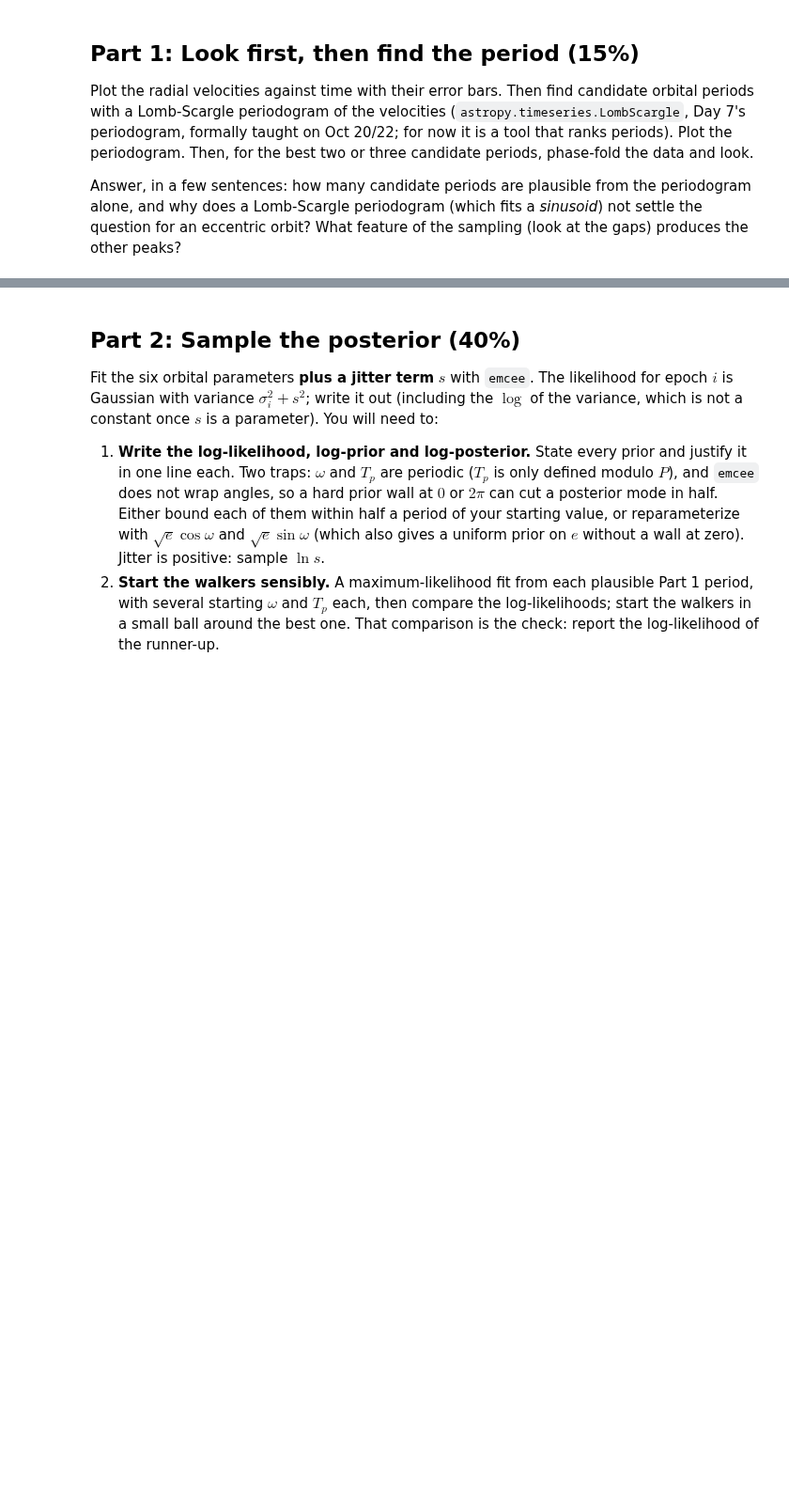
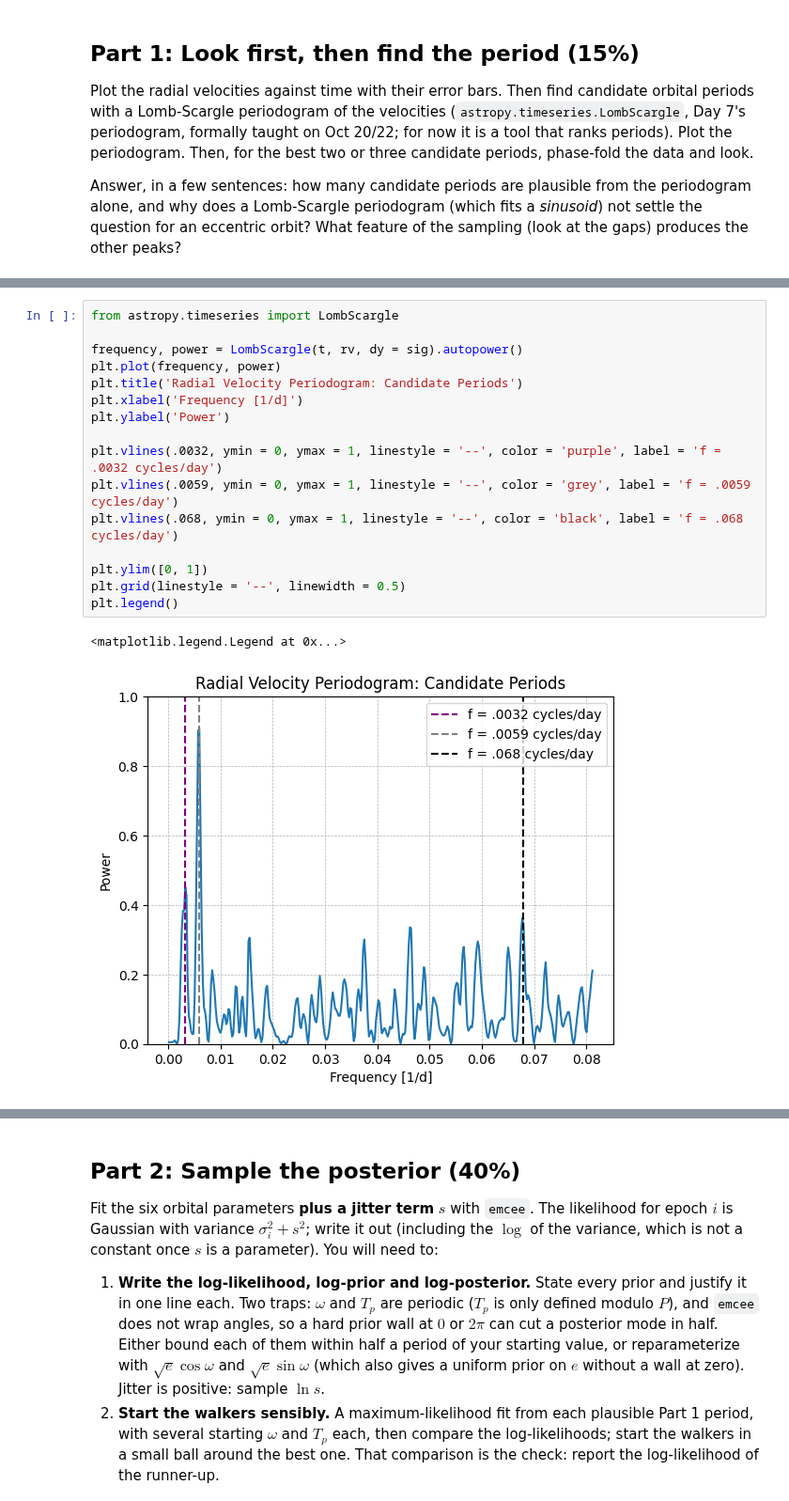
Before and after one commit to AustinMathison/ast457_2026_Fall, a Jupyter notebook: submissions/benh7/lab05.ipynb, the cells around one changed output, grey strips where cells are left out. Shown at 94% size. Drawn from its saved outputs; the diff is of its cells as text; blank space fills up the shorter version.

```diff
--- a/submissions/benh7/lab05.ipynb
+++ b/submissions/benh7/lab05.ipynb
@@ -82,0 +92,19 @@ feature of the sampling (look at the gaps) produces the other peaks?
+# %%
+from astropy.timeseries import LombScargle
+
+frequency, power = LombScargle(t, rv, dy = sig).autopower()
+plt.plot(frequency, power)
+plt.title('Radial Velocity Periodogram: Candidate Periods')
+plt.xlabel('Frequency [1/d]')
+plt.ylabel('Power')
+
+plt.vlines(.0032, ymin = 0, ymax = 1, linestyle = '--', color = 'purple', label = 'f = .0032 cycles/day')
+plt.vlines(.0059, ymin = 0, ymax = 1, linestyle = '--', color = 'grey', label = 'f = .0059 cycles/day')
+plt.vlines(.068, ymin = 0, ymax = 1, linestyle = '--', color = 'black', label = 'f = .068 cycles/day')
+
+plt.ylim([0, 1])
+plt.grid(linestyle = '--', linewidth = 0.5)
+plt.legend()
+# %% [output]
+<matplotlib.legend.Legend at 0x...>
+[figure, added]
```
Also changed, not shown: parts of 60 cells of this notebook.
